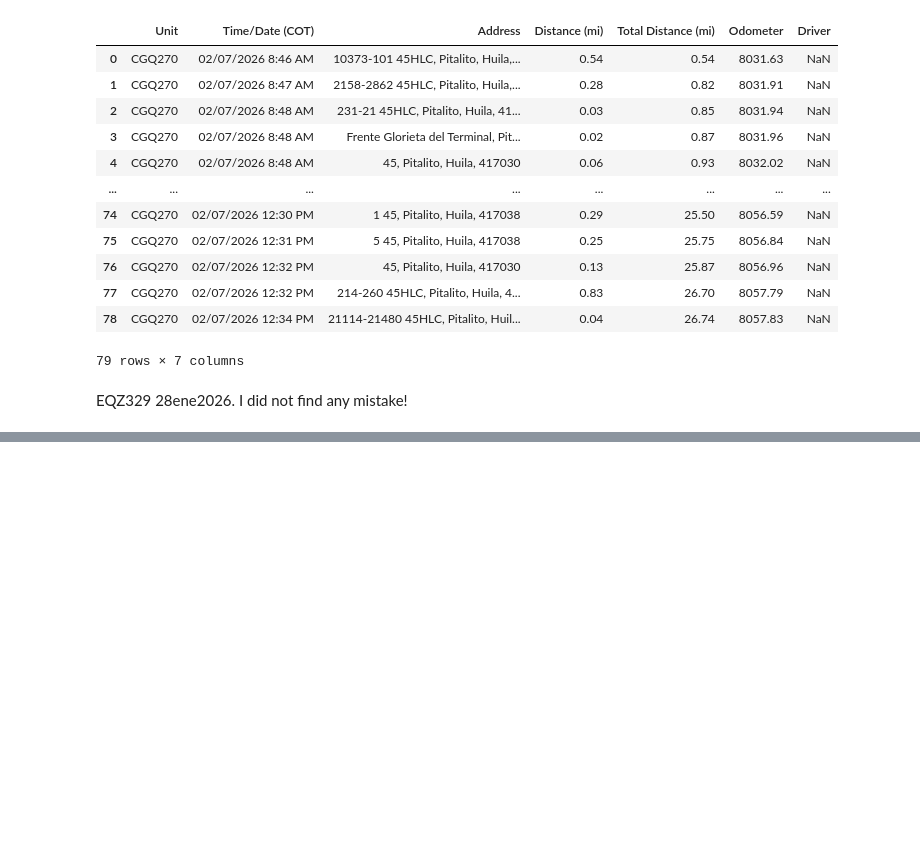
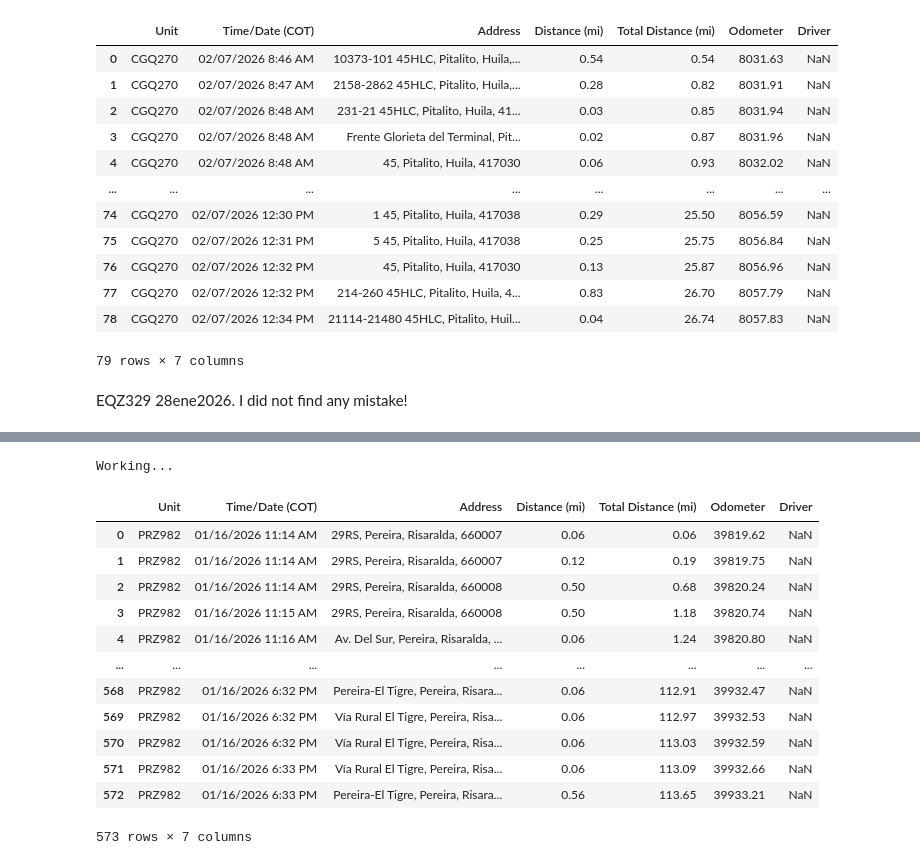
Before and after one commit to jlhb1984/Zonar_projects, a Jupyter notebook: notebooks/chilco_rd_mr_02 TS000167726.ipynb, the cells around one changed output, grey strips where cells are left out. Saved outputs shown, nothing was run; the diff lists cells and outputs as text; code cells hidden in the pictures; blank space fills up the shorter version.

Commit message:
All shortnames and their dates were added to the chilco_rd_mr_02 TS000167726.ipynb notebook.

```diff
--- a/notebooks/chilco_rd_mr_02 TS000167726.ipynb
+++ b/notebooks/chilco_rd_mr_02 TS000167726.ipynb
@@ -355,0 +424,22 @@ print(gtfri_raw_data_soo657_01_feb_2026_wanted[['Message','Date','Unnamed: 20','
+# %%
+mileage_report_pm_prz982_1617_jan_2026=pd.read_csv(r'C:\Users\Jose.Hurtado\Documents\projects\data\chilco\prz982_mileageReport_1617jan2026.csv',sep=',')
+#mileage_report_pm_cgq270 02/07/2026
+value_to_look=input('Type the value to searh: ')
+print("Working...")
+mr_prz982_1617_jan_2026_wanted=mileage_report_pm_prz982_1617_jan_2026[mileage_report_pm_prz982_1617_jan_2026['Time/Date (COT)'].str.contains(value_to_look)]
+mr_prz982_1617_jan_2026_wanted
+# %% [output]
+Working...
+|  | Unit | Time/Date (COT) | Address | Distance (mi) | Total Distance (mi) | Odometer | Driver |
+| 0 | PRZ982 | 01/16/2026 11:14 AM | 29RS, Pereira, Risaralda, 660007 | 0.06 | 0.06 | 39819.62 | NaN |
+| 1 | PRZ982 | 01/16/2026 11:14 AM | 29RS, Pereira, Risaralda, 660007 | 0.12 | 0.19 | 39819.75 | NaN |
+| 2 | PRZ982 | 01/16/2026 11:14 AM | 29RS, Pereira, Risaralda, 660008 | 0.50 | 0.68 | 39820.24 | NaN |
+| 3 | PRZ982 | 01/16/2026 11:15 AM | 29RS, Pereira, Risaralda, 660008 | 0.50 | 1.18 | 39820.74 | NaN |
+| 4 | PRZ982 | 01/16/2026 11:16 AM | Av. Del Sur, Pereira, Risaralda, ... | 0.06 | 1.24 | 39820.80 | NaN |
+| ... | ... | ... | ... | ... | ... | ... | ... |
+| 568 | PRZ982 | 01/16/2026 6:32 PM | Pereira-El Tigre, Pereira, Risara... | 0.06 | 112.91 | 39932.47 | NaN |
+| 569 | PRZ982 | 01/16/2026 6:32 PM | Vía Rural El Tigre, Pereira, Risa... | 0.06 | 112.97 | 39932.53 | NaN |
+| 570 | PRZ982 | 01/16/2026 6:32 PM | Vía Rural El Tigre, Pereira, Risa... | 0.06 | 113.03 | 39932.59 | NaN |
+| 571 | PRZ982 | 01/16/2026 6:33 PM | Vía Rural El Tigre, Pereira, Risa... | 0.06 | 113.09 | 39932.66 | NaN |
+| 572 | PRZ982 | 01/16/2026 6:33 PM | Pereira-El Tigre, Pereira, Risara... | 0.56 | 113.65 | 39933.21 | NaN |
+573 rows × 7 columns
```
Also changed, not shown: parts of 7 cells of this notebook, 3 other files.
